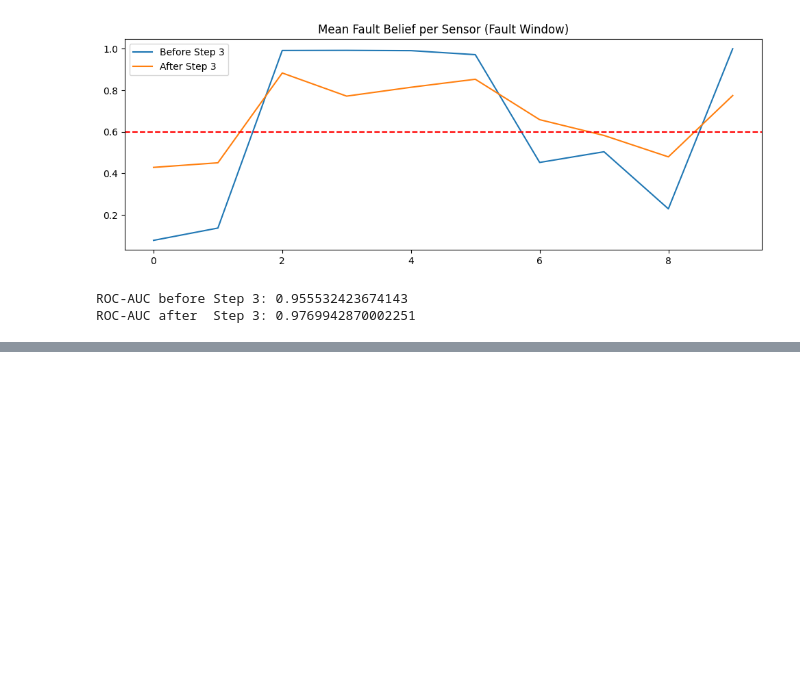
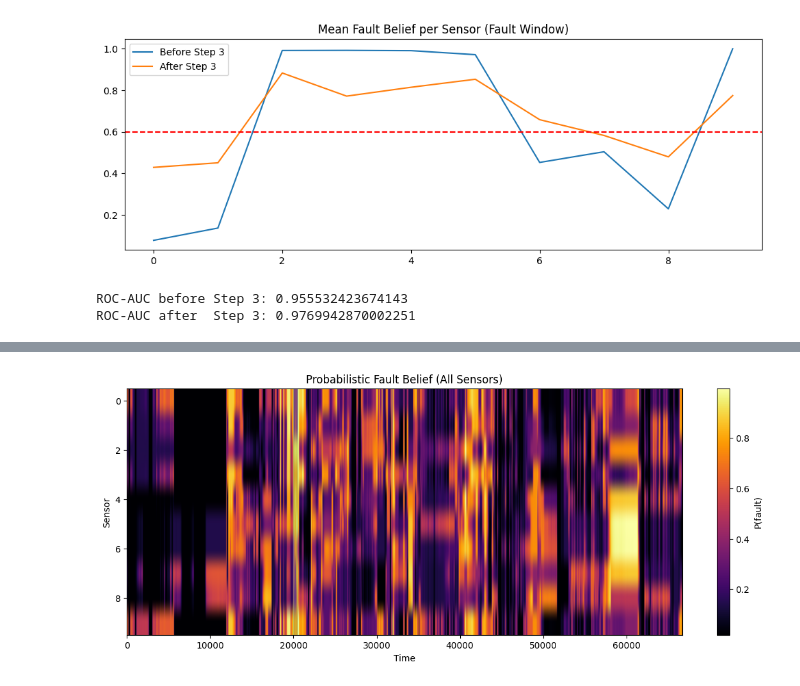
Before and after one commit to prateek-g-bit/Fault-Tolerance-System, a Jupyter notebook: fault-tolerant-system-v1.ipynb, the cells around one changed output, grey strips where cells are left out. Saved outputs shown, nothing was run; the diff lists cells and outputs as text; code cells hidden in the pictures; blank space fills up the shorter version.

```diff
--- a/fault-tolerant-system-v1.ipynb
+++ b/fault-tolerant-system-v1.ipynb
@@ -1515,0 +1796,11 @@ ROC-AUC after  Step 3: 0.9769942870002251
+# %%
+plt.figure(figsize=(14,5))
+plt.imshow(p_fault.T, aspect="auto", cmap="inferno")
+plt.colorbar(label="P(fault)")
+plt.axvspan(FAULT_START, FAULT_END, color="cyan", alpha=0.15)
+plt.xlabel("Time")
+plt.ylabel("Sensor")
+plt.title("Probabilistic Fault Belief (All Sensors)")
+plt.show()
+# %% [output]
+[figure, added]
```
Also changed, not shown: parts of 19 cells of this notebook.
